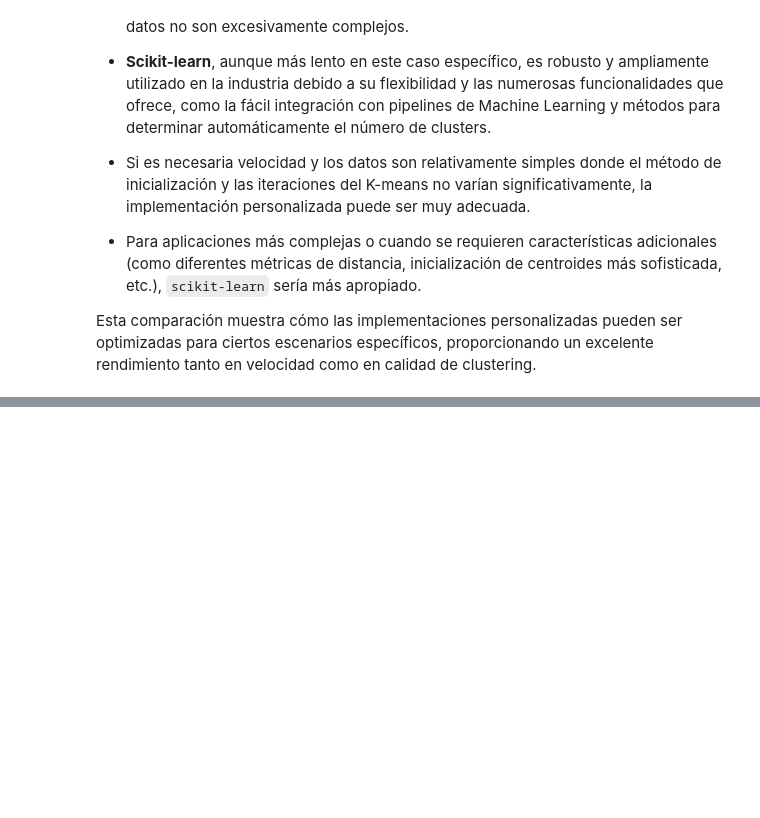
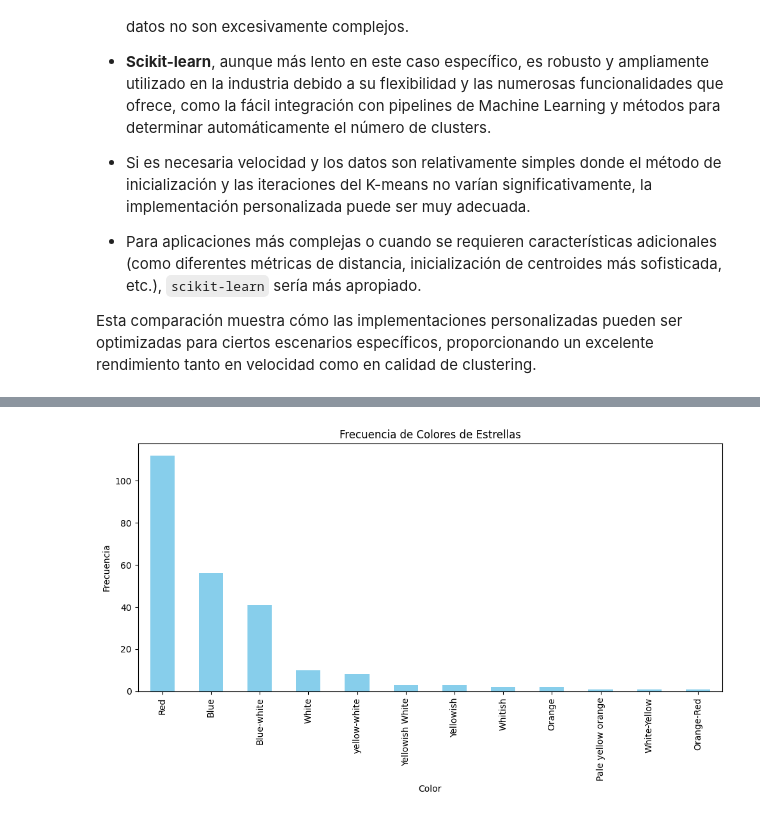
Before and after one commit to NataaNK/Grupo11_Practica2, a Jupyter notebook: main.ipynb, the cells around one changed output, grey strips where cells are left out. Drawn from its saved outputs; the diff is of its cells as text; code cells hidden in the pictures; blank space fills up the shorter version.

```diff
--- a/main.ipynb
+++ b/main.ipynb
@@ -177,0 +185,24 @@ Esta comparación muestra cómo las implementaciones personalizadas pueden ser o
+# %%
+import pandas as pd
+import matplotlib.pyplot as plt
+
+# Cargar el archivo CSV
+df = pd.read_csv('Stars2.csv')
+
+# Contar la frecuencia de cada tipo de color
+color_counts = df['Color'].value_counts()
+
+# Crear la gráfica
+plt.figure(figsize=(10, 6))
+color_counts.plot(kind='bar', color='skyblue')
+
+# Configurar el título y etiquetas
+plt.title('Frecuencia de Colores de Estrellas')
+plt.xlabel('Color')
+plt.ylabel('Frecuencia')
+
+# Mostrar la gráfica
+plt.tight_layout()
+plt.show()
+# %% [output]
+[figure, added]
```
Also changed, not shown: parts of 3 cells of this notebook, 2 other files.
